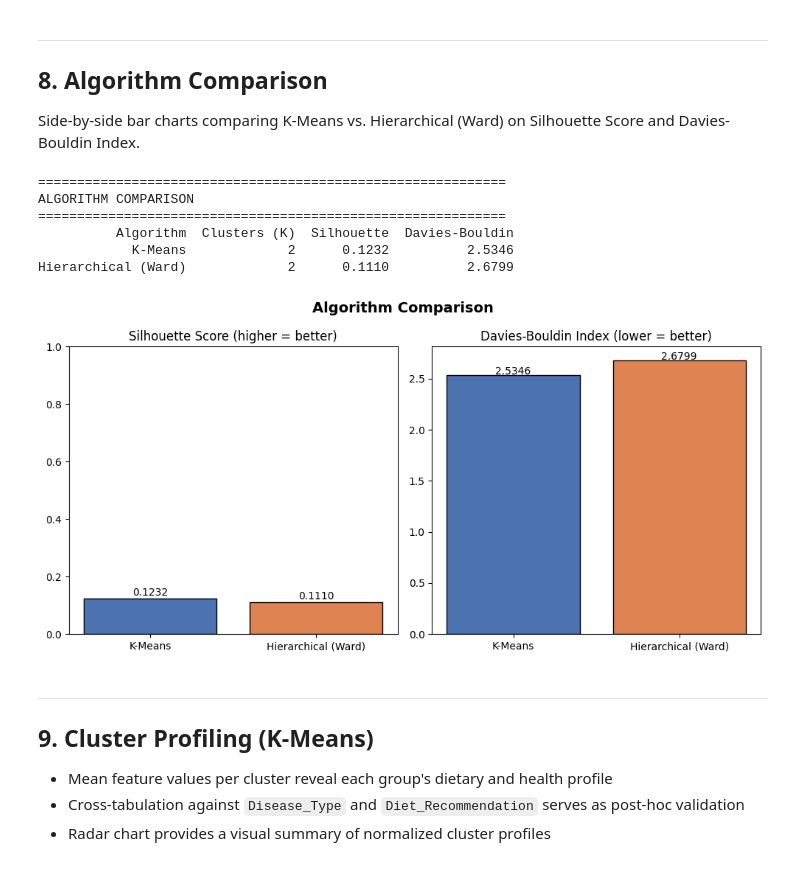
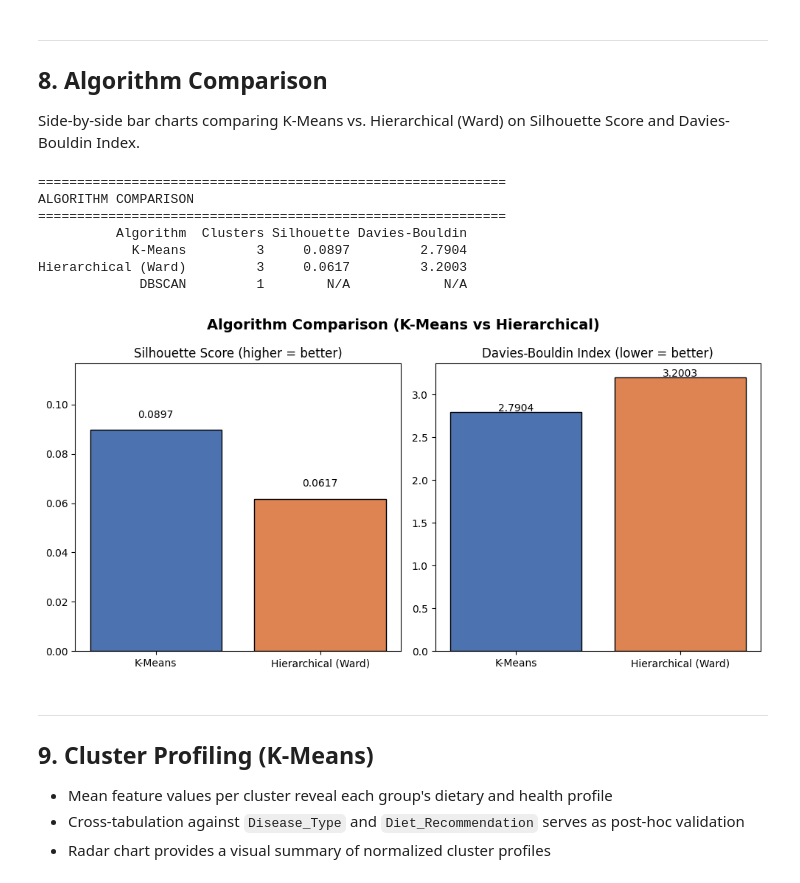
Before and after one commit to Fahad-Nawar/Dietary-analysis, a Jupyter notebook: dietary_analysis.ipynb, the cells around one changed output. Drawn from its saved outputs; the diff is of its cells as text; code cells hidden in the pictures.

```diff
--- a/dietary_analysis.ipynb
+++ b/dietary_analysis.ipynb
@@ -237,7 +245,7 @@ Three metrics are used to identify the best number of clusters:
 - **Davies-Bouldin Index** (lower = better)
 # %%
 print("\n" + "=" * 60)
-print("K-MEANS \u2013 FINDING OPTIMAL K")
+print("K-MEANS – FINDING OPTIMAL K")
 print("=" * 60)
 
 inertias, silhouettes, dbi_scores = [], [], []
@@ -256,23 +264,30 @@ fig, axes = plt.subplots(1, 3, figsize=(16, 5))
 fig.suptitle("K-Means Model Selection", fontsize=14, fontweight="bold")
 
 axes[0].plot(K_range, inertias, marker="o", color="#4C72B0")
+axes[0].axvline(3, color="red", linestyle="--", label="K=3 (domain)")
 axes[0].set_title("Elbow Method (Inertia)")
-axes[0].set_xlabel("K"); axes[0].set_ylabel("Inertia"); axes[0].grid(alpha=0.3)
+axes[0].set_xlabel("K"); axes[0].set_ylabel("Inertia")
+axes[0].legend(); axes[0].grid(alpha=0.3)
 
 axes[1].plot(K_range, silhouettes, marker="o", color="#55A868")
+axes[1].axvline(3, color="red", linestyle="--", label="K=3 (domain)")
 axes[1].set_title("Silhouette Score")
-axes[1].set_xlabel("K"); axes[1].set_ylabel("Score"); axes[1].grid(alpha=0.3)
+axes[1].set_xlabel("K"); axes[1].set_ylabel("Score")
+axes[1].legend(); axes[1].grid(alpha=0.3)
 
 axes[2].plot(K_range, dbi_scores, marker="o", color="#C44E52")
+axes[2].axvline(3, color="red", linestyle="--", label="K=3 (domain)")
 axes[2].set_title("Davies-Bouldin Index")
-axes[2].set_xlabel("K"); axes[2].set_ylabel("DBI (lower=better)"); axes[2].grid(alpha=0.3)
+axes[2].set_xlabel("K"); axes[2].set_ylabel("DBI (lower=better)")
+axes[2].legend(); axes[2].grid(alpha=0.3)
 
 plt.tight_layout()
 plt.savefig("kmeans_selection.png", dpi=150)
 plt.show()
 
-best_k = K_range[np.argmax(silhouettes)]
-print(f"\nBest K by Silhouette Score: {best_k}")
+# Domain knowledge override: dataset has 3 known disease groups
+best_k = 3
+print(f"\nSelected K = {best_k}  (domain knowledge: Hypertension / Obesity / Diabetes)")
 # %% [output]
 ============================================================
 K-MEANS – FINDING OPTIMAL K
@@ -401,45 +497,51 @@ Side-by-side bar charts comparing K-Means vs. Hierarchical (Ward) on Silhouette
 # %%
 print("\n" + "=" * 60)
 print("ALGORITHM COMPARISON")
 print("=" * 60)
 
 comparison = pd.DataFrame({
-    "Algorithm":       ["K-Means", "Hierarchical (Ward)"],
-    "Clusters (K)":   [best_k, best_k],
-    "Silhouette":      [round(sil, 4), round(sil_agg, 4)],
-    "Davies-Bouldin":  [round(dbi, 4), round(dbi_agg, 4)],
+    "Algorithm":      ["K-Means", "Hierarchical (Ward)", "DBSCAN"],
+    "Clusters":       [best_k, best_k, n_clusters_db],
+    "Silhouette":     [round(sil, 4), round(sil_agg, 4),
+                       round(sil_db, 4) if not np.isnan(sil_db) else "N/A"],
+    "Davies-Bouldin": [round(dbi, 4), round(dbi_agg, 4),
+                       round(dbi_db, 4) if not np.isnan(dbi_db) else "N/A"],
 })
 print(comparison.to_string(index=False))
 
+# Plot only the two partition-based algorithms (DBSCAN may have variable clusters)
+algs  = ["K-Means", "Hierarchical (Ward)"]
+sils  = [sil, sil_agg]
+dbis  = [dbi, dbi_agg]
+
 fig, axes = plt.subplots(1, 2, figsize=(10, 5))
-fig.suptitle("Algorithm Comparison", fontsize=14, fontweight="bold")
+fig.suptitle("Algorithm Comparison (K-Means vs Hierarchical)", fontsize=14, fontweight="bold")
 
-axes[0].bar(comparison["Algorithm"], comparison["Silhouette"],
-            color=["#4C72B0", "#DD8452"], edgecolor="black")
+bars1 = axes[0].bar(algs, sils, color=["#4C72B0", "#DD8452"], edgecolor="black")
 axes[0].set_title("Silhouette Score (higher = better)")
-axes[0].set_ylim(0, 1)
-for bar, val in zip(axes[0].patches, comparison["Silhouette"]):
+axes[0].set_ylim(0, max(sils) * 1.3)
+for bar, val in zip(bars1, sils):
     axes[0].text(bar.get_x() + bar.get_width() / 2,
-                 bar.get_height() + 0.01, f"{val:.4f}", ha="center")
+                 bar.get_height() + 0.005, f"{val:.4f}", ha="center")
 
-axes[1].bar(comparison["Algorithm"], comparison["Davies-Bouldin"],
-            color=["#4C72B0", "#DD8452"], edgecolor="black")
+bars2 = axes[1].bar(algs, dbis, color=["#4C72B0", "#DD8452"], edgecolor="black")
 axes[1].set_title("Davies-Bouldin Index (lower = better)")
-for bar, val in zip(axes[1].patches, comparison["Davies-Bouldin"]):
+for bar, val in zip(bars2, dbis):
     axes[1].text(bar.get_x() + bar.get_width() / 2,
                  bar.get_height() + 0.01, f"{val:.4f}", ha="center")
 
 plt.tight_layout()
 plt.savefig("algorithm_comparison.png", dpi=150)
 plt.show()
 # %% [output]
 ============================================================
 ALGORITHM COMPARISON
 ============================================================
-          Algorithm  Clusters (K)  Silhouette  Davies-Bouldin
-            K-Means             2      0.1232          2.5346
-Hierarchical (Ward)             2      0.1110          2.6799
+          Algorithm  Clusters Silhouette Davies-Bouldin
+            K-Means         3     0.0897         2.7904
+Hierarchical (Ward)         3     0.0617         3.2003
+             DBSCAN         1        N/A            N/A
-[figure, old version]
+[figure, new version]
 # %% [markdown]
 ---
 ## 9. Cluster Profiling (K-Means)
```
Also changed, not shown: parts of 15 cells of this notebook, 12 other files.
